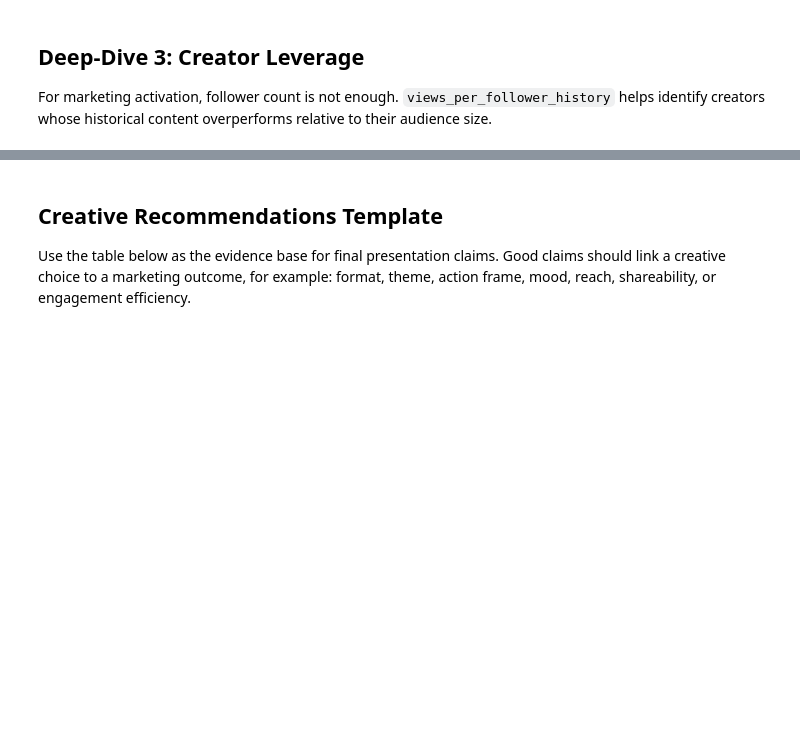
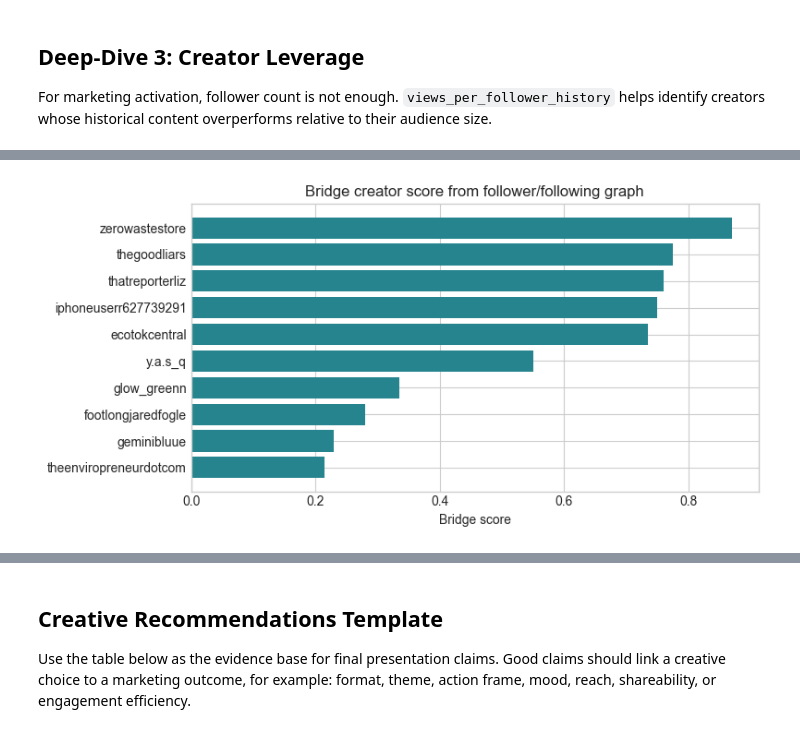
Before and after one commit to tuannm3812/tiktok-semantic, a Jupyter notebook: notebooks/01_competition_analysis.ipynb, the cells around one changed output, grey strips where cells are left out. Saved outputs shown, nothing was run; the diff lists cells and outputs as text; code cells hidden in the pictures; blank space fills up the shorter version.

```diff
--- a/notebooks/01_competition_analysis.ipynb
+++ b/notebooks/01_competition_analysis.ipynb
@@ -50,6 +71,11 @@ region_perf = pd.read_csv(ANALYTICS / "region_performance.csv")
 comment_intents = pd.read_csv(ANALYTICS / "comment_intent_summary.csv")
 post_comment_intents = pd.read_csv(ANALYTICS / "post_comment_intents.csv")
 creator_leverage = pd.read_csv(ANALYTICS / "creator_leverage.csv")
+creator_bridge = pd.read_csv(ANALYTICS / "creator_bridge_metrics.csv") if (ANALYTICS / "creator_bridge_metrics.csv").exists() else pd.DataFrame()
+semantic_clusters = pd.read_csv(ANALYTICS / "semantic_clusters.csv") if (ANALYTICS / "semantic_clusters.csv").exists() else pd.DataFrame()
+semantic_cluster_perf = pd.read_csv(ANALYTICS / "semantic_cluster_performance.csv") if (ANALYTICS / "semantic_cluster_performance.csv").exists() else pd.DataFrame()
+comment_sentiment = pd.read_csv(ANALYTICS / "comment_sentiment_summary.csv") if (ANALYTICS / "comment_sentiment_summary.csv").exists() else pd.DataFrame()
+post_comment_sentiment = pd.read_csv(ANALYTICS / "post_comment_sentiment.csv") if (ANALYTICS / "post_comment_sentiment.csv").exists() else pd.DataFrame()
 
 print(f"Posts: {len(posts):,}")
 print(f"Captured comments: {int(posts['n_comments_captured'].sum()):,}")
@@ -106,0 +248,11 @@ display(creator_leverage.head(15))
+# %%
+display(creator_leverage.head(15))
+display(creator_bridge.head(15) if not creator_bridge.empty else creator_bridge)
+if not creator_bridge.empty:
+    fig, ax = plt.subplots(figsize=(8, 4))
+    plot_df = creator_bridge.sort_values("bridge_score", ascending=True).tail(10)
+    ax.barh(plot_df["author_unique_id"], plot_df["bridge_score"], color=VIRIDIS(0.45))
+    ax.set_title("Bridge creator score from follower/following graph")
+    ax.set_xlabel("Bridge score")
+    fig.tight_layout()
+# %% [output]
@@ -106,0 +281 @@ display(creator_leverage.head(15))
+[figure, added]
```
Also changed, not shown: parts of 19 cells of this notebook, 5 other files.
